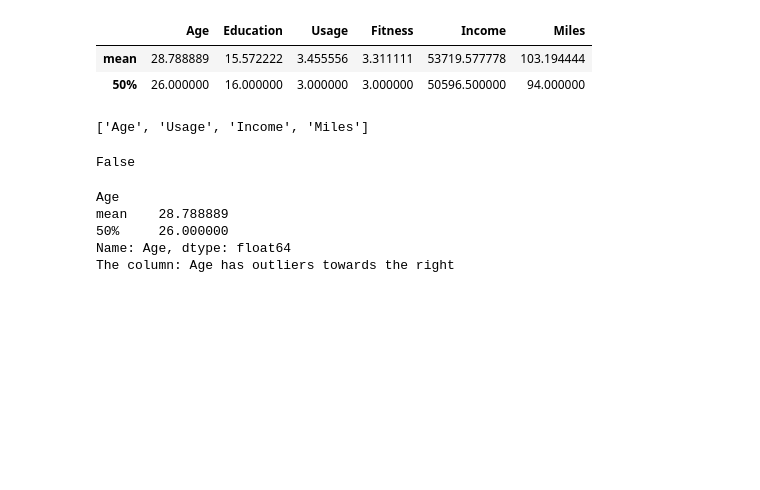
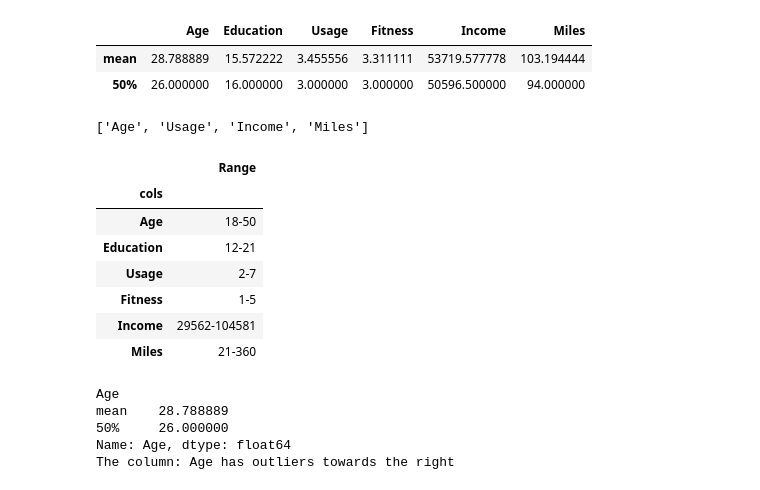
Before and after one commit to trehansalil/treadmill_case_study, a Jupyter notebook: treadmill_data_analysis.ipynb, the cells around one changed output. Cells and saved outputs as stored; diff of their text form; code cells hidden in the pictures; blank space fills up the shorter version.

Commit message:
Added Range

```diff
--- a/treadmill_data_analysis.ipynb
+++ b/treadmill_data_analysis.ipynb
@@ -154,10 +158,23 @@ num_cols.remove('Fitness')
 num_cols
 # %% [output]
 ['Age', 'Usage', 'Income', 'Miles']
-# %%
-df.describe().loc["mean", i] < df.describe().loc["50%", i]
-# %% [output]
-False
+# %%
+# range of data across numerical data points
+
+range_df = df.describe().loc[["min", "max"]].T.apply(lambda x: str(int(x['min'])) +"-"+ str(int(x['max'])), axis=1).reset_index()
+
+range_df = range_df.rename(columns={0: "Range", 'index': "cols"}).set_index('cols')
+
+range_df
+# %% [output]
+|  | Range |
+| cols |  |
+| Age | 18-50 |
+| Education | 12-21 |
+| Usage | 2-7 |
+| Fitness | 1-5 |
+| Income | 29562-104581 |
+| Miles | 21-360 |
 # %%
 # Outlier Detection in continuous variables
 
```
Also changed, not shown: parts of 4 cells of this notebook.
